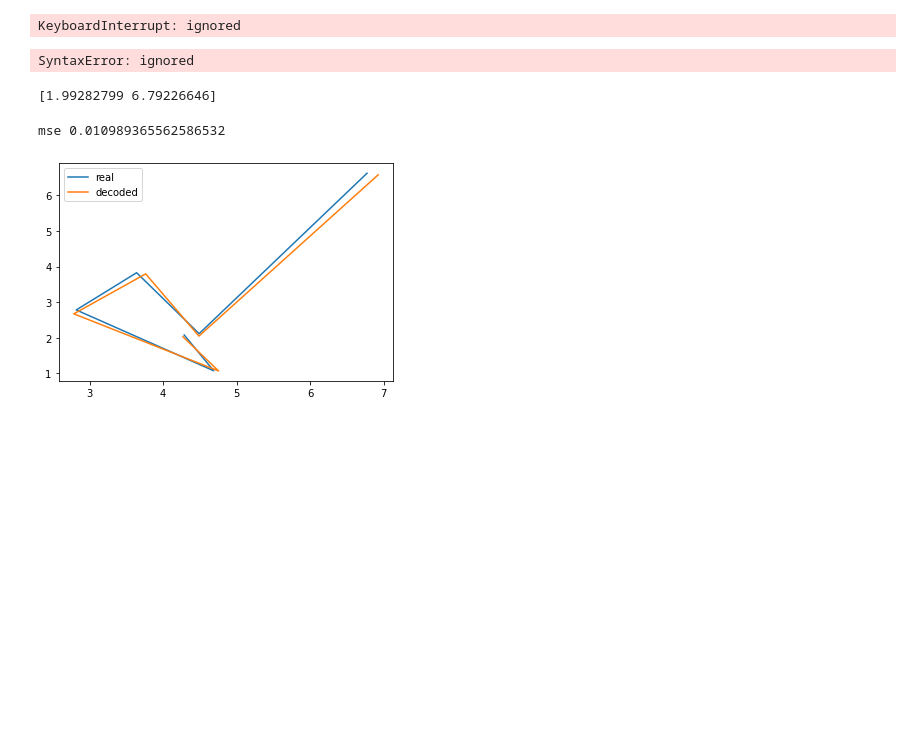
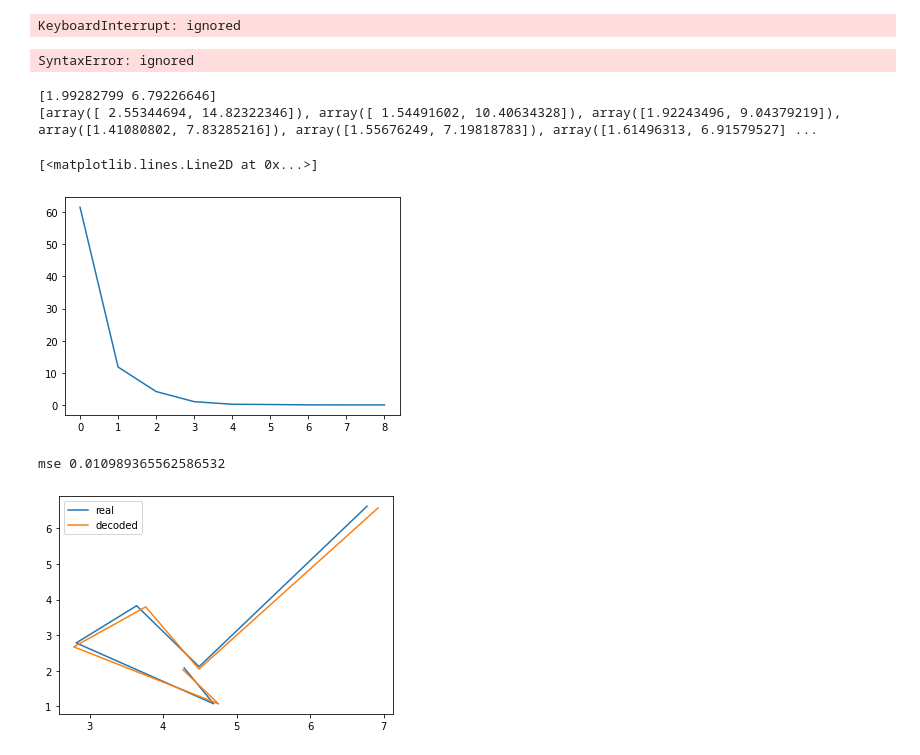
Before and after one commit to divyanshgupt/travelling-wave-mec, a Jupyter notebook: Grid_Cells - 2.ipynb, the cells around one changed output. Drawn from its saved outputs; the diff is of its cells as text; code cells hidden in the pictures; blank space fills up the shorter version.

Commit message:
mse plot for nested decoder

```diff
--- a/Grid_Cells - 2.ipynb
+++ b/Grid_Cells - 2.ipynb
@@ -975,6 +975,7 @@ def decode_2dpos_allm(gridcells,multi_firing):
   cells0 = len(gridcells[0])
   lami0 = gridcells[0][0,0]
   prevnumer= cells0/(lami0**2)
+  new_estimates = []
   for i in range(1,len(gridcells)):
     del_hat=estimates[i]-xl # centering next lattice around previous estimate
 
@@ -982,11 +983,12 @@ def decode_2dpos_allm(gridcells,multi_firing):
     cellsi_1 = len(gridcells[i-1])
     lami_1 = gridcells[i-1][0,0]
     numer = cellsi_1/(lami_1**2)
+    new_estimates.append(xl)
 
     xl = xl+ (numer/prevnumer)*del_hat #multiplying by weights
     prevnumer += numer
 
-  return xl
+  return xl, new_estimates
 def trajectory_1(total_steps =10):
     '''computes a random trajectory, returns 2d array where each row is x,y position'''
     '''plots & returns n*2 array of randomly generated postions'''
@@ -1018,20 +1020,26 @@ def decode_2dtraj_allm(traject,gridcells):
   estimates = np.zeros((len(traject),2))
   for i,pos in enumerate(traject):
     multi_firing=multi_firing_activity(gridcells,pos,K=50)
-    est = decode_2dpos_allm(gridcells,multi_firing)
+    est, _ = decode_2dpos_allm(gridcells,multi_firing)
     estimates[i] = est
   return estimates
 # %%
-pos = np.array([2,7])
+position = np.array([2,7])
 #initialize grid cells
 gridcells = multi_uniformModules(lam=1000,cell_num_root=100,num_modules=10, s=1.4) #increase cells for more accuracy
 #compute firing rate
-multi_firing=multi_firing_activity(gridcells,pos,K=50)
+multi_firing=multi_firing_activity(gridcells,position ,K=50)
 #decode position
-pos = decode_2dpos_allm(gridcells,multi_firing)
+pos, estimates = decode_2dpos_allm(gridcells,multi_firing)
 print(pos)
+print(estimates)
+mse = np.sum((position - estimates)**2, axis=1)
+plt.plot(mse)
 # %% [output]
 [1.99282799 6.79226646]
+[array([ 2.55344694, 14.82322346]), array([ 1.54491602, 10.40634328]), array([1.92243496, 9.04379219]), array([1.41080802, 7.83285216]), array([1.55676249, 7.19818783]), array([1.61496313, 6.91579527] ...
+[<matplotlib.lines.Line2D at 0x...>]
+[figure, added]
 # %%
  # trajectory #1
  #intiailizae trajectory
```
